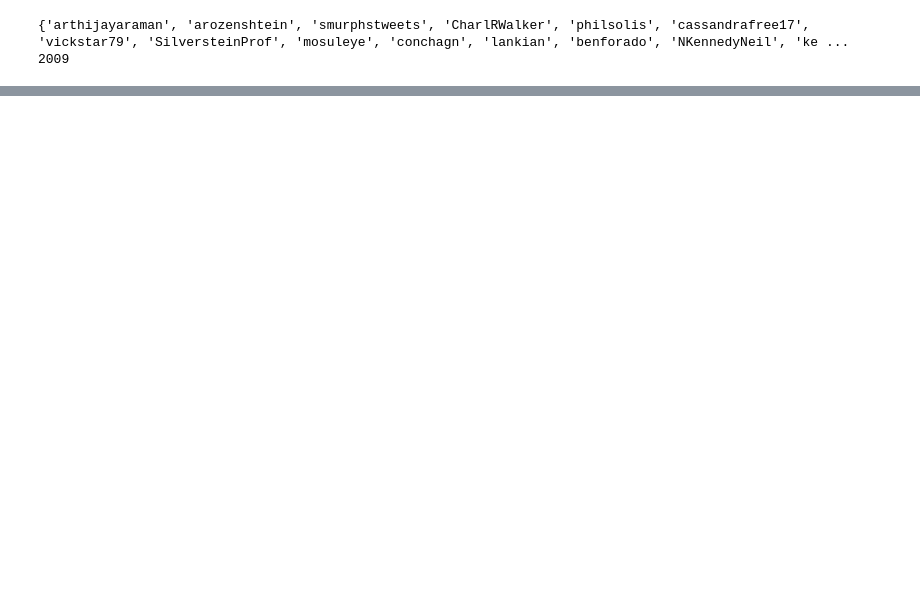
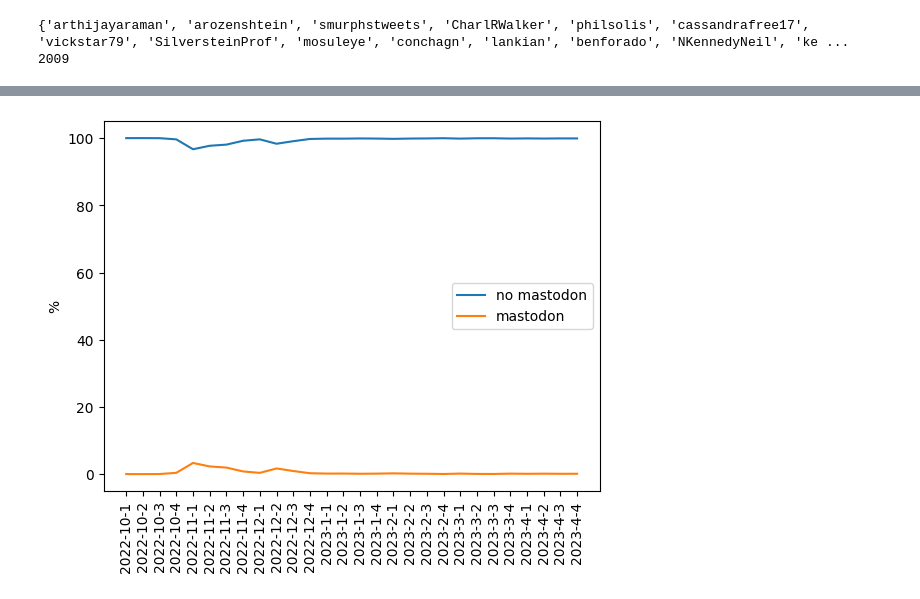
Before and after one commit to carolmb/mastodon-proj, a Jupyter notebook: notebooks/twitter-iu-data.ipynb, the cells around one changed output, grey strips where cells are left out. Cells and saved outputs as stored; diff of their text form; code cells hidden in the pictures; blank space fills up the shorter version.

```diff
--- a/notebooks/twitter-iu-data.ipynb
+++ b/notebooks/twitter-iu-data.ipynb
@@ -144,0 +247,20 @@ _ = plt.xticks(rotation=90)
+# %%
+xperc = []
+nonperc = []
+x_nonzero = []
+for x, non,mast,total in zip(X, Y_nonx, Y_x, Y_total):
+    if total == 0:
+        continue
+    x_nonzero.append(x)
+    xperc.append(100*mast/total)
+    nonperc.append(100*non/total)
+
+# plt.plot(X, Y_total, label='total')
+plt.plot(x_nonzero, nonperc, label='no mastodon')
+plt.plot(x_nonzero, xperc, label='mastodon')
+plt.ylabel('%')
+plt.legend()
+_ = plt.xticks(rotation=90)
+plt.savefig('tweets-mastodon.png',bbox_inches="tight")
+# %% [output]
+[figure, added]
```
Also changed, not shown: parts of 13 cells of this notebook, 9 other files.
